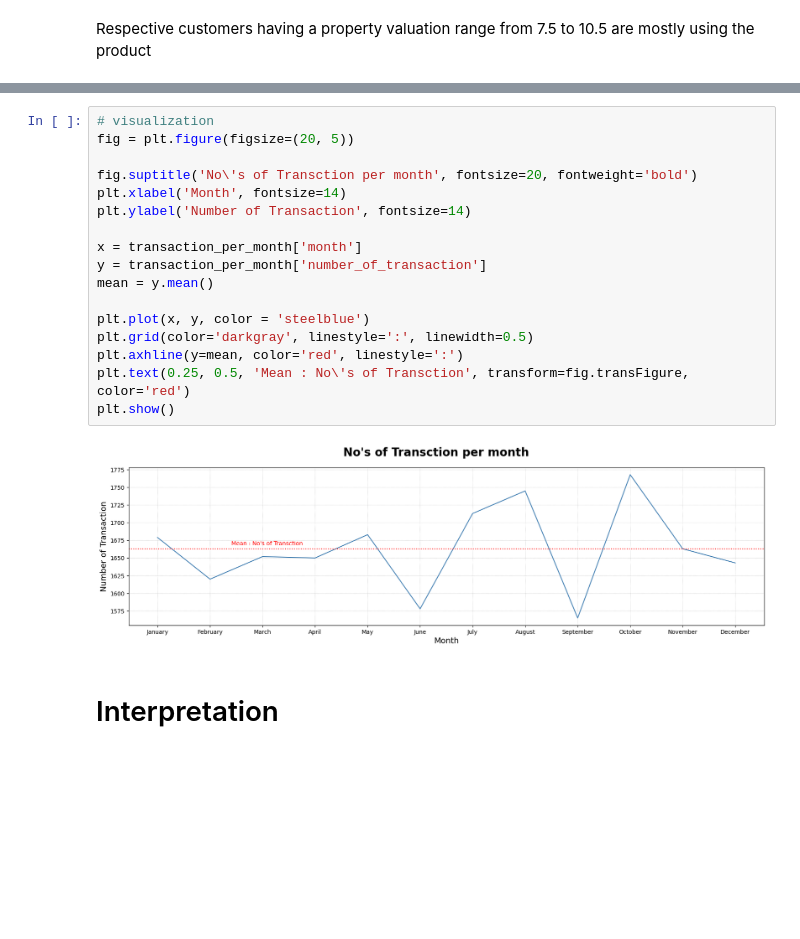
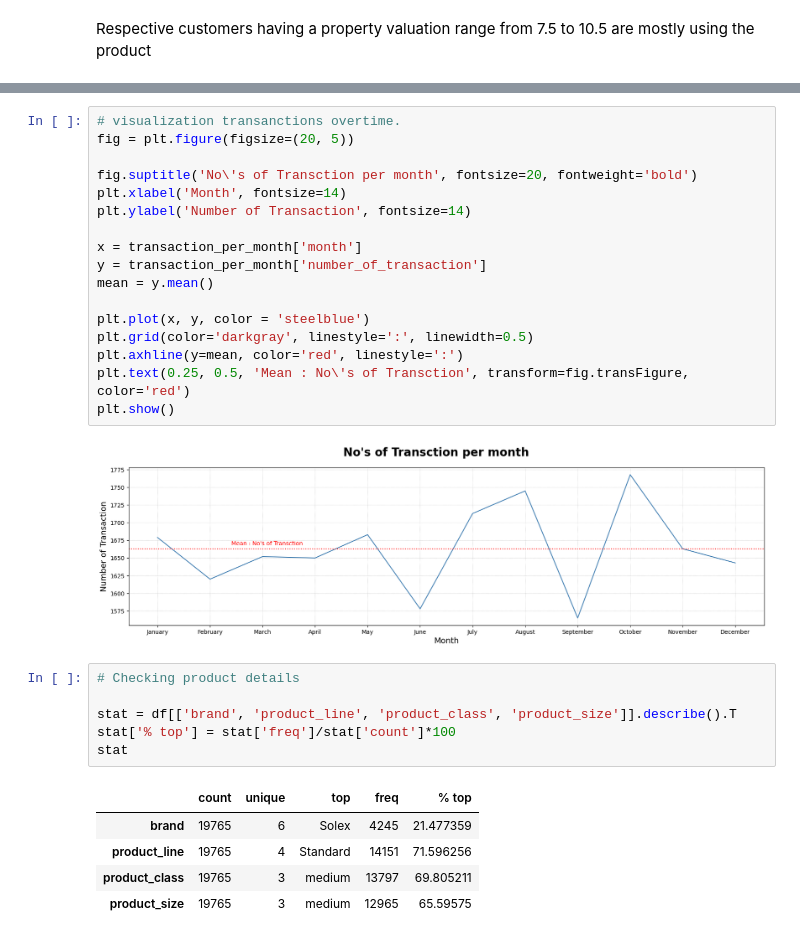
Before and after one commit to ManishRawat07/Virtual-Internships, a Jupyter notebook: 3. KPMG Virtual Internship - Data Analytics/Task 2. Data Insights/Task2 - Modelling.ipynb, the cells around one changed output, grey strips where cells are left out. Saved outputs shown, nothing was run; the diff lists cells and outputs as text; blank space fills up the shorter version.

```diff
--- a/3. KPMG Virtual Internship - Data Analytics/Task 2. Data Insights/Task2 - Modelling.ipynb
+++ b/3. KPMG Virtual Internship - Data Analytics/Task 2. Data Insights/Task2 - Modelling.ipynb
@@ -488,5 +456,5 @@ transaction_per_month
 # %%
-# visualization
+# visualization transanctions overtime.
 fig = plt.figure(figsize=(20, 5))
 
 fig.suptitle('No\'s of Transction per month', fontsize=20, fontweight='bold')
@@ -504,5 +472,15 @@ plt.text(0.25, 0.5, 'Mean : No\'s of Transction', transform=fig.transFigure, col
 plt.show()
 # %% [output]
 [figure]
-# %% [markdown]
-# Interpretation
+# %%
+# Checking product details
+
+stat = df[['brand', 'product_line', 'product_class', 'product_size']].describe().T
+stat['% top'] = stat['freq']/stat['count']*100
+stat
+# %% [output]
+|  | count | unique | top | freq | % top |
+| brand | 19765 | 6 | Solex | 4245 | 21.477359 |
+| product_line | 19765 | 4 | Standard | 14151 | 71.596256 |
+| product_class | 19765 | 3 | medium | 13797 | 69.805211 |
+| product_size | 19765 | 3 | medium | 12965 | 65.59575 |
```
Also changed, not shown: parts of 30 cells of this notebook.
